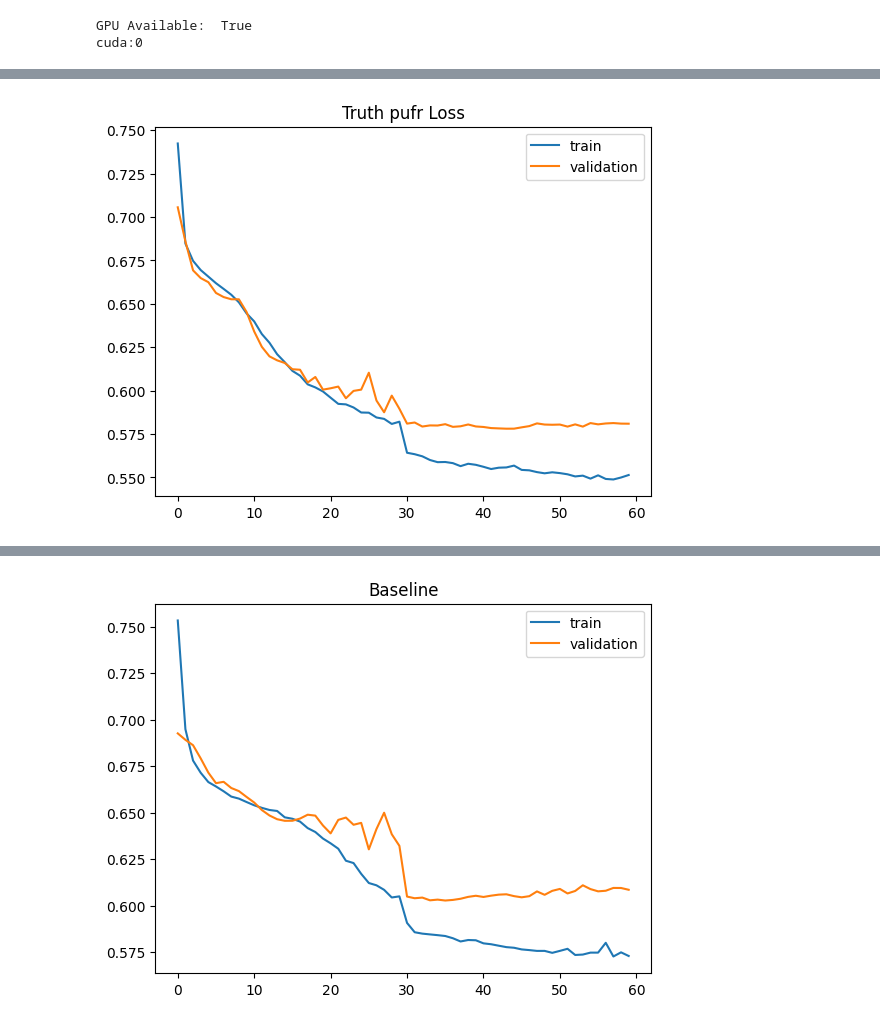
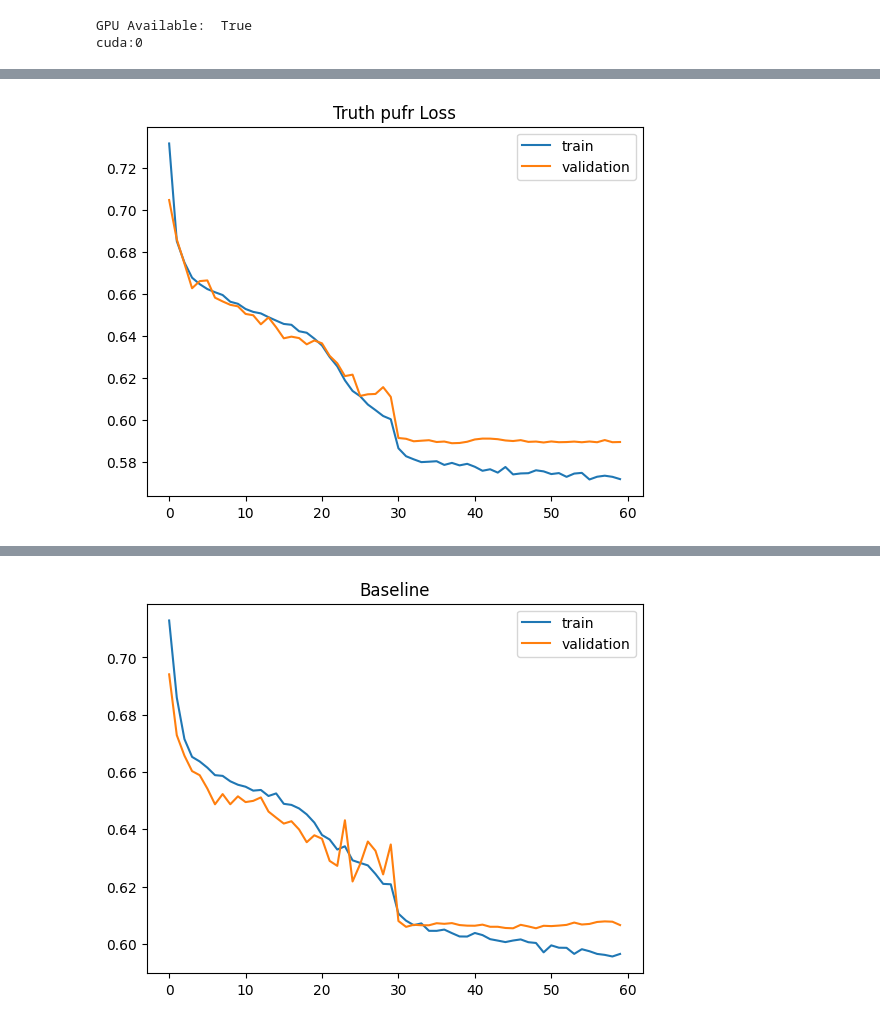
Before and after one commit to LukeV37/Pileup_Project, a Jupyter notebook: analysis/DiHiggs_4b_Attention_Classifier_PRED_PUFR.ipynb, the cells around one changed output, grey strips where cells are left out. Drawn from its saved outputs; the diff is of its cells as text; code cells hidden in the pictures.

Commit message:
AdamW: Prevent Overtraining

```diff
--- a/analysis/DiHiggs_4b_Attention_Classifier_PRED_PUFR.ipynb
+++ b/analysis/DiHiggs_4b_Attention_Classifier_PRED_PUFR.ipynb
@@ -401,6 +401,7 @@ print(device)
 GPU Available:  True
 cuda:0
 # %%
+%%time
 # Use BinaryCrossEntropy for binary classification
 loss_fn = nn.BCELoss()
 
@@ -409,7 +410,7 @@ Epochs = 60
 # Train model with pt,eta,phi,m,pufr
 print("Training with Pred PUFR")
 PUFR = Model2(5,32,1).to(device)
-optimizer_pufr = optim.AdamW(PUFR.parameters(), lr=0.0001, weight_decay=0.001)
+optimizer_pufr = optim.AdamW(PUFR.parameters(), lr=0.0001, weight_decay=0.01)
 data = [X_train_pufr, y_train, X_val_pufr, y_val]
 PUFR_history = train(PUFR, optimizer_pufr, data, epochs=Epochs)
 plt.plot(PUFR_history['train_loss'],label='train')
@@ -422,7 +423,7 @@ print()
 # Train model with pt,eta,phi,m,truth
 print("Training with Truth")
 Truth = Model2(5,32,1).to(device)
-optimizer_truth = optim.AdamW(Truth.parameters(), lr=0.0001, weight_decay=0.001)
+optimizer_truth = optim.AdamW(Truth.parameters(), lr=0.0001, weight_decay=0.01)
 data = [X_train_truth, y_train, X_val_truth, y_val]
 Truth_history = train(Truth, optimizer_truth, data, epochs=Epochs)
 plt.plot(Truth_history['train_loss'],label='train')
@@ -435,7 +436,7 @@ print()
 # Train model with pt,eta,phi,m
 print("Training Baseline")
 Baseline = Model2(4,32,1).to(device)
-optimizer_baseline = optim.AdamW(Baseline.parameters(), lr=0.0001, weight_decay=0.001)
+optimizer_baseline = optim.AdamW(Baseline.parameters(), lr=0.0001, weight_decay=0.01)
 data = [X_train_baseline, y_train, X_val_baseline, y_val]
 Baseline_history = train(Baseline, optimizer_baseline, data, epochs=Epochs)
 plt.plot(Baseline_history['train_loss'],label='train')
@@ -482,3 +483,3 @@ Epoch: 60       Train Loss: 0.5514      Val Loss: 0.5809
         Reducing Step Size by  0.1
-[figure, old version]
+[figure, new version]
 Training Baseline
@@ -500,5 +501,5 @@ Epoch: 60       Train Loss: 0.573       Val Loss: 0.6086
         Reducing Step Size by  0.1
-[figure, old version]
+[figure, new version]
 # %%
 train_more=False
 if train_more:
```
Also changed, not shown: parts of 3 cells of this notebook.
